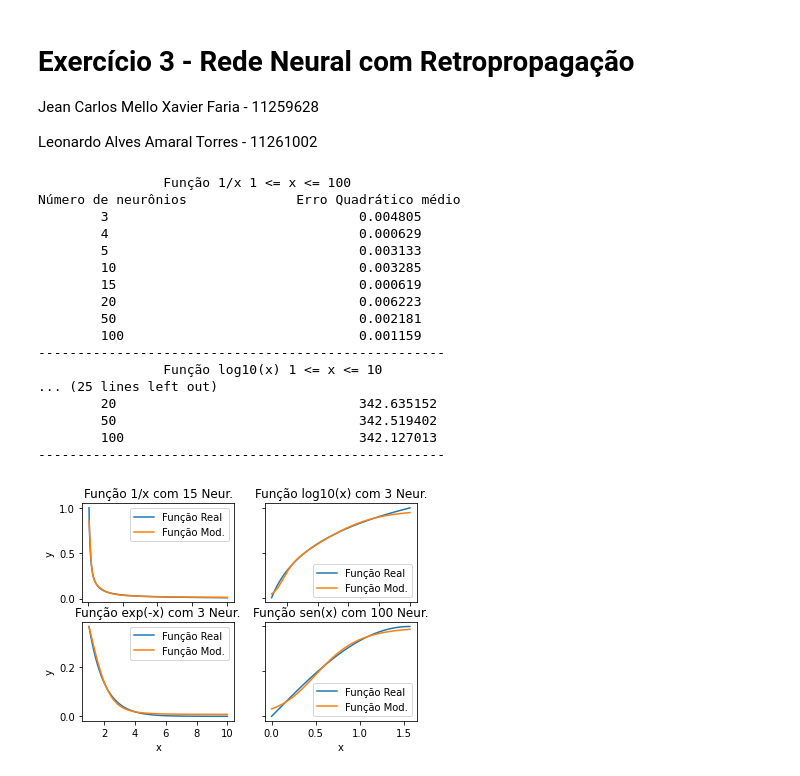
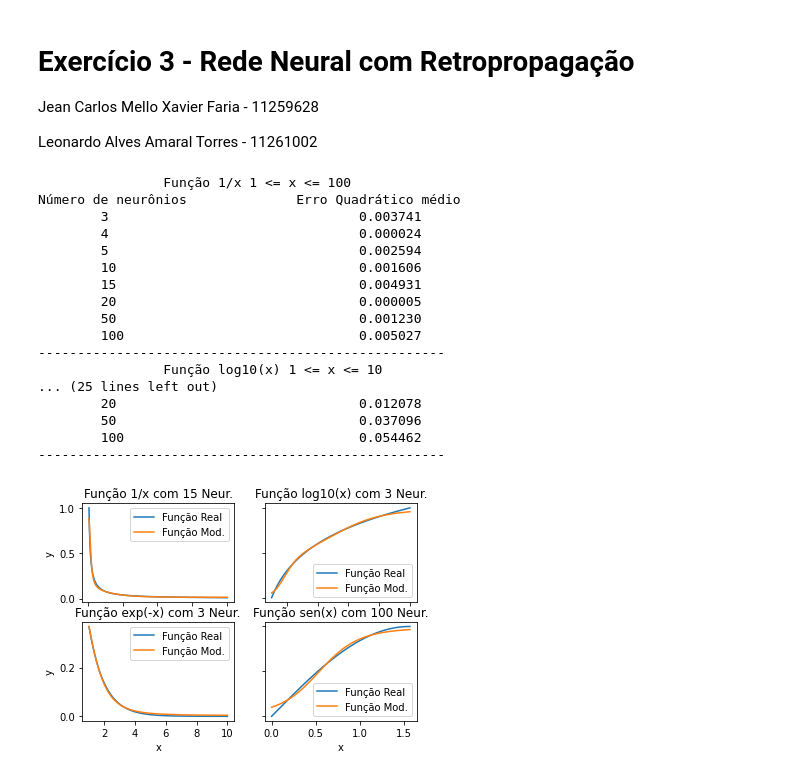
Before and after one commit to JeanMX/PSI3471, a Jupyter notebook: Magno/EP3/ex3.ipynb, the cells around one changed output. Drawn from its saved outputs; the diff is of its cells as text; code cells hidden in the pictures.

```diff
--- a/Magno/EP3/ex3.ipynb
+++ b/Magno/EP3/ex3.ipynb
@@ -109,9 +113,10 @@ for neuron in neurons: #Inicia o treinamento
         pred = rede.predict(xt)[0][0]
         ypred.append(pred)
     erro = 0
-    erro = np.sum(y[0]-ypred)**2/len(y[0])
+    erro = np.sum(yteste[0]-ypred)**2/len(yteste[0])
     ypred1.append(ypred)
-    MSE.append(erro)
+    MSE1.append(erro)
+MSE.append(MSE1)
 # %%
 for neuron in neurons:
     ypred = []
@@ -121,9 +126,10 @@ for neuron in neurons:
         pred = rede.predict(xt)[0][0]
         ypred.append(pred)
     erro = 0
-    erro = np.sum(y[0]-ypred)**2/len(y[0])
+    erro = np.sum(yteste[1]-ypred)**2/len(yteste[1])
     ypred2.append(ypred)
-    MSE.append(erro)
+    MSE2.append(erro)
+MSE.append(MSE2)
 # %%
 for neuron in neurons:
     ypred = []
@@ -133,9 +139,10 @@ for neuron in neurons:
         pred = rede.predict(xt)[0][0]
         ypred.append(pred)
     erro = 0
-    erro = np.sum(y[0]-ypred)**2/len(y[0])
+    erro = np.sum(yteste[2]-ypred)**2/len(yteste[2])
     ypred3.append(ypred)
-    MSE.append(erro)
+    MSE3.append(erro)
+MSE.append(MSE3)
 # %%
 for neuron in neurons:
     ypred = []
@@ -145,70 +152,71 @@ for neuron in neurons:
         pred = rede.predict(xt)[0][0]
         ypred.append(pred)
     erro = 0
-    erro = np.sum(y[0]-ypred)**2/len(y[0])
+    erro = np.sum(yteste[3]-ypred)**2/len(yteste[3])
     ypred4.append(ypred)
-    MSE.append(erro)
+    MSE4.append(erro)
+MSE.append(MSE4)
 # %%
 print("\t\tFunção 1/x 1 <= x <= 100\t\t")
 print("Número de neurônios \t\t Erro Quadrático médio")
 
-for i in range (0,len(MSE_matriz[1])):
-        print("\t%d \t\t\t\t %f" % (neurons[i], MSE_matriz[0][i]))
+for i in range (0,len(MSE[1])):
+        print("\t%d \t\t\t\t %f" % (neurons[i], MSE[0][i]))
 print("----------------------------------------------------")
 
 print("\t\tFunção log10(x) 1 <= x <= 10\t\t")
-for i in range (0,len(MSE_matriz[1])):
-        print("\t%d \t\t\t\t %f" % (neurons[i], MSE_matriz[1][i]))
+for i in range (0,len(MSE[1])):
+        print("\t%d \t\t\t\t %f" % (neurons[i], MSE[1][i]))
 print("----------------------------------------------------")
 
 print("\t\tFunção exp(-x) 1 <= x <= 10\t\t")
-for i in range (0,len(MSE_matriz[1])):
-        print("\t%d \t\t\t\t %f" % (neurons[i], MSE_matriz[2][i]))
+for i in range (0,len(MSE[1])):
+        print("\t%d \t\t\t\t %f" % (neurons[i], MSE[2][i]))
 print("----------------------------------------------------")
 
 print("\t\tFunção sen(x) 1 <= x <= pi/2\t\t")
-for i in range (0,len(MSE_matriz[1])):
-        print("\t%d \t\t\t\t %f" % (neurons[i], MSE_matriz[3][i]))
+for i in range (0,len(MSE[1])):
+        print("\t%d \t\t\t\t %f" % (neurons[i], MSE[3][i]))
 print("----------------------------------------------------")
 # %% [output]
                 Função 1/x 1 <= x <= 100
 Número de neurônios              Erro Quadrático médio
-        3                                0.004805
-        4                                0.000629
-        5                                0.003133
-        10                               0.003285
-        15                               0.000619
-        20                               0.006223
-        50                               0.002181
-        100                              0.001159
+        3                                0.003741
+        4                                0.000024
+        5                                0.002594
+        10                               0.001606
+        15                               0.004931
+        20                               0.000005
+        50                               0.001230
+        100                              0.005027
 ----------------------------------------------------
                 Função log10(x) 1 <= x <= 10
 ... (25 lines left out)
-        20                               342.635152
-        50                               342.519402
-        100                              342.127013
+        20                               0.012078
+        50                               0.037096
+        100                              0.054462
 ----------------------------------------------------
 # %%
 fig, axs = plt.subplots(2, 2)
 
-axs[0, 0].plot(xteste[0], yteste[0],xteste[0],ypred1[4])
+axs[0, 0].plot(xteste[0], yteste[0],xteste[0],ypred1[5])
 axs[0,0].legend(labels=['Função Real', 'Função Mod.'])
 axs[0, 0].set_title('Função 1/x com 15 Neur.')
-axs[0, 1].plot(xteste[1], yteste[1],xteste[1],ypred2[0])
+axs[0, 1].plot(xteste[1], yteste[1],xteste[1],ypred2[1])
 axs[0, 1].legend(labels=['Função Real', 'Função Mod.'])
 axs[0, 1].set_title('Função log10(x) com 3 Neur.')
-axs[1, 0].plot(xteste[2], yteste[2],xteste[2],ypred3[0])
+axs[1, 0].plot(xteste[2], yteste[2],xteste[2],ypred3[6])
 axs[1, 0].legend(labels=['Função Real', 'Função Mod.'])
 axs[1, 0].set_title('Função exp(-x) com 3 Neur.')
-axs[1, 1].plot(xteste[3], yteste[3],xteste[3],ypred4[7])
+axs[1, 1].plot(xteste[3], yteste[3],xteste[3],ypred4[0])
 axs[1, 1].legend(labels=['Função Real', 'Função Mod.'])
 axs[1, 1].set_title('Função sen(x) com 100 Neur.')
 
 for ax in axs.flat:
     ax.set(xlabel='x', ylabel='y')
 
 # Hide x labels and tick labels for top plots and y ticks for right plots.
 for ax in axs.flat:
     ax.label_outer()
 # %% [output]
-[figure, old version]
+[figure, new version]
```
Also changed, not shown: parts of 1 cell of this notebook.
